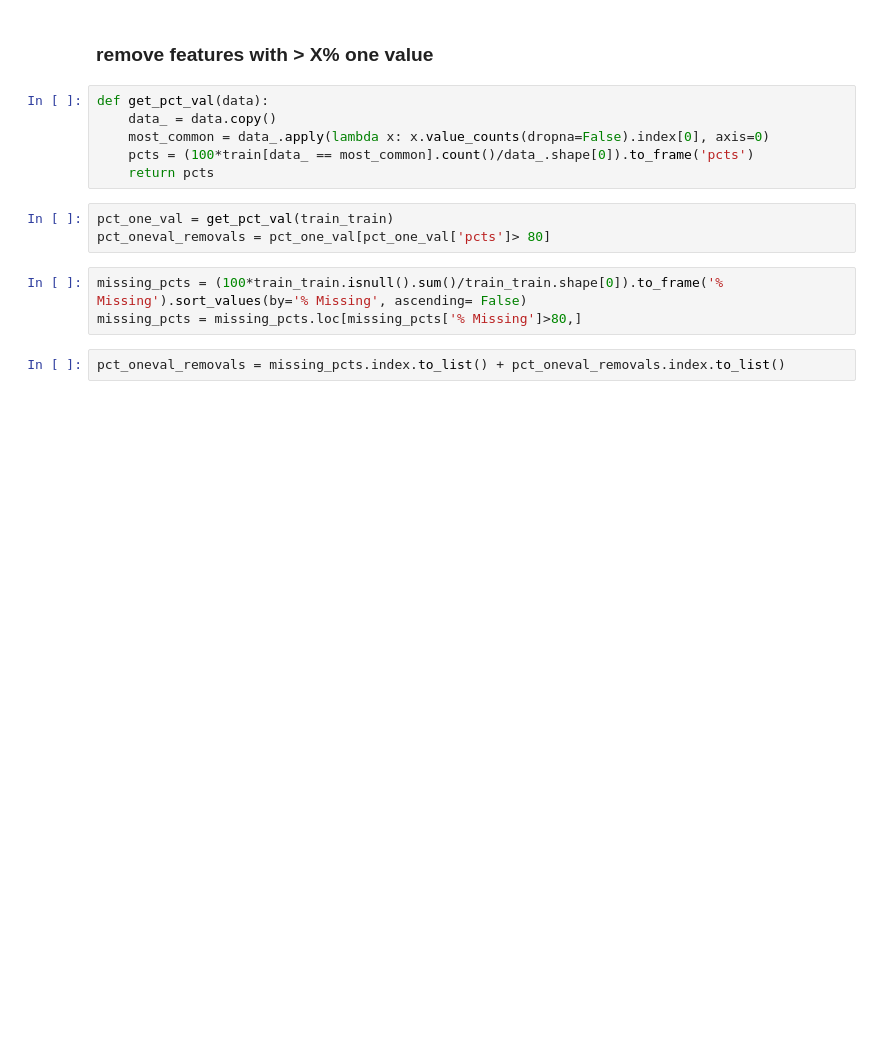
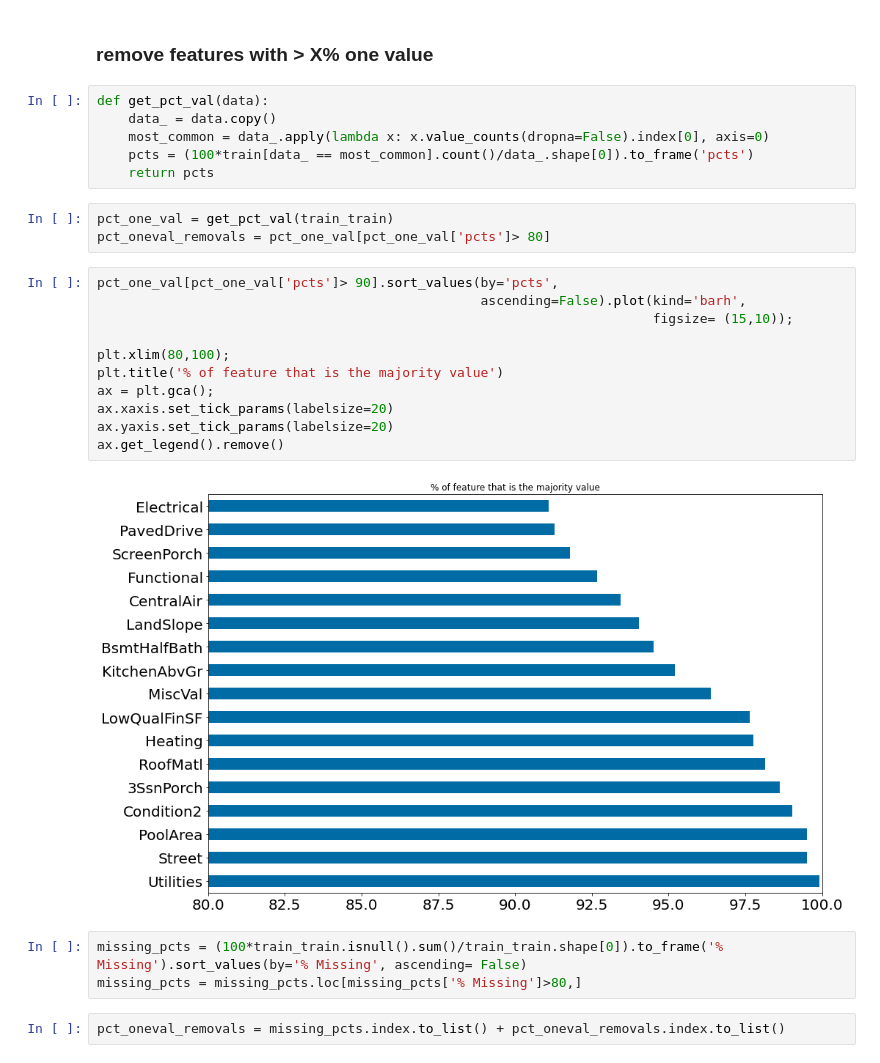
Before and after one commit to jackg1787/house_prices, a Jupyter notebook: notebooks/2_feature_engineering.ipynb, the cells around one changed output. Drawn from its saved outputs; the diff is of its cells as text; blank space fills up the shorter version.

```diff
--- a/notebooks/2_feature_engineering.ipynb
+++ b/notebooks/2_feature_engineering.ipynb
@@ -175,6 +188,19 @@ def get_pct_val(data):
 # %%
 pct_one_val = get_pct_val(train_train)
 pct_oneval_removals = pct_one_val[pct_one_val['pcts']> 80]
+# %%
+pct_one_val[pct_one_val['pcts']> 90].sort_values(by='pcts',
+                                                 ascending=False).plot(kind='barh',
+                                                                       figsize= (15,10));
+
+plt.xlim(80,100);
+plt.title('% of feature that is the majority value')
+ax = plt.gca();
+ax.xaxis.set_tick_params(labelsize=20)
+ax.yaxis.set_tick_params(labelsize=20)
+ax.get_legend().remove()
+# %% [output]
+[figure, added]
 # %%
 missing_pcts = (100*train_train.isnull().sum()/train_train.shape[0]).to_frame('% Missing').sort_values(by='% Missing', ascending= False)
 missing_pcts = missing_pcts.loc[missing_pcts['% Missing']>80,]
```
Also changed, not shown: parts of 13 cells of this notebook, 1 other file.
